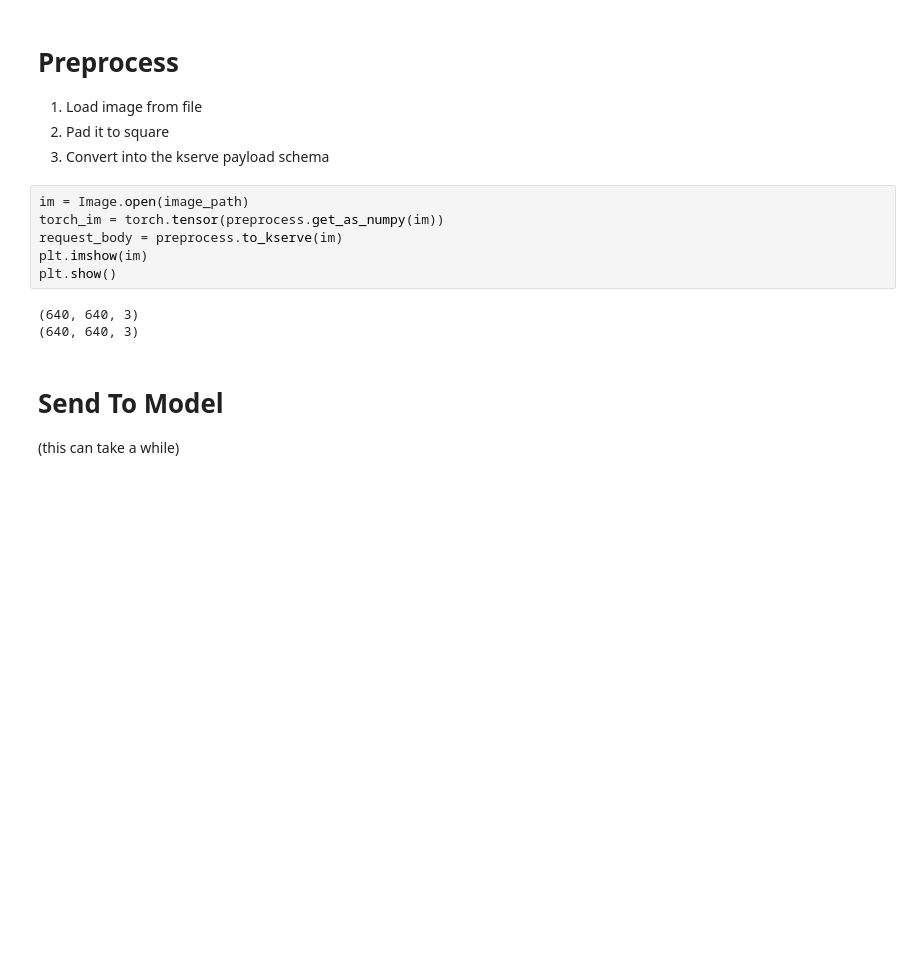
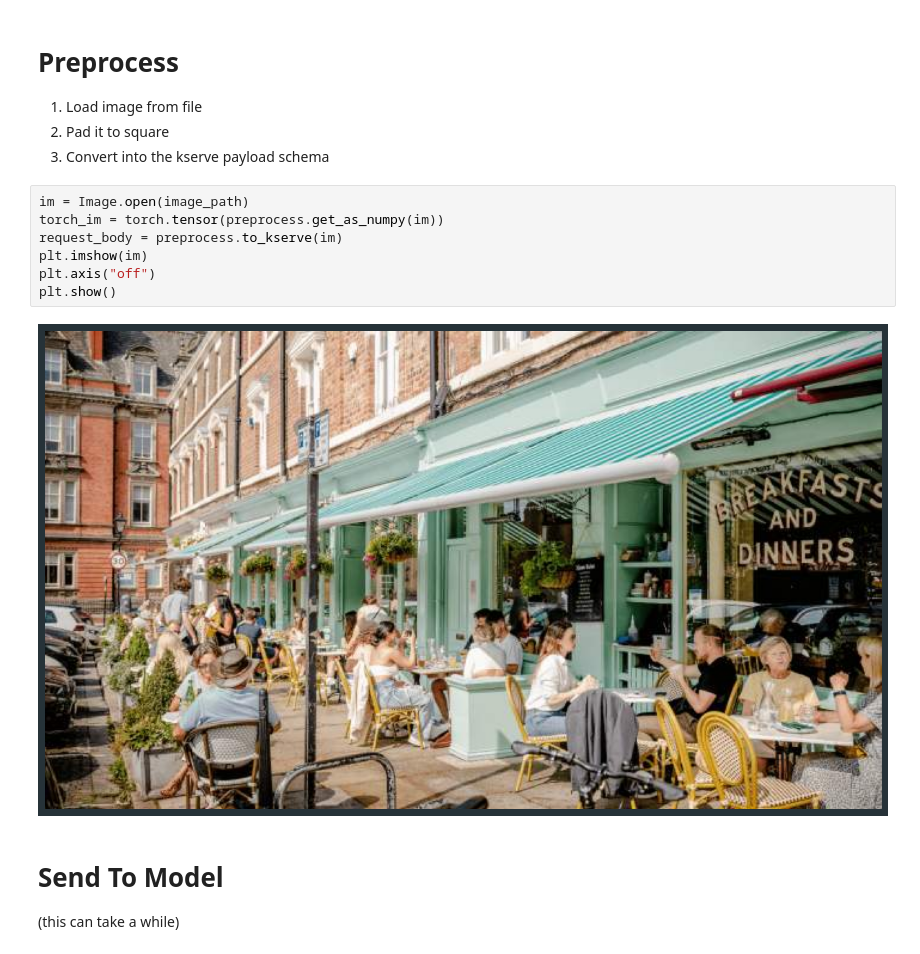
Before and after one commit to RobGeada/yolo_pipeline, a Jupyter notebook: example_flow.ipynb, the cells around one changed output. Drawn from its saved outputs; the diff is of its cells as text; blank space fills up the shorter version.

```diff
--- a/example_flow.ipynb
+++ b/example_flow.ipynb
@@ -30,12 +27,12 @@ model_url = "https://yolo-model-opendatahub-model.apps.trustyai.dzzt.p1.openshif
 # %%
 im = Image.open(image_path)
 torch_im = torch.tensor(preprocess.get_as_numpy(im))
 request_body = preprocess.to_kserve(im)
 plt.imshow(im)
+plt.axis("off")
 plt.show()
 # %% [output]
-(640, 640, 3)
-(640, 640, 3)
+[figure, added]
 # %% [markdown]
 # Send To Model
 (this can take a while)
```
Also changed, not shown: parts of 2 cells of this notebook, 3 other files.
